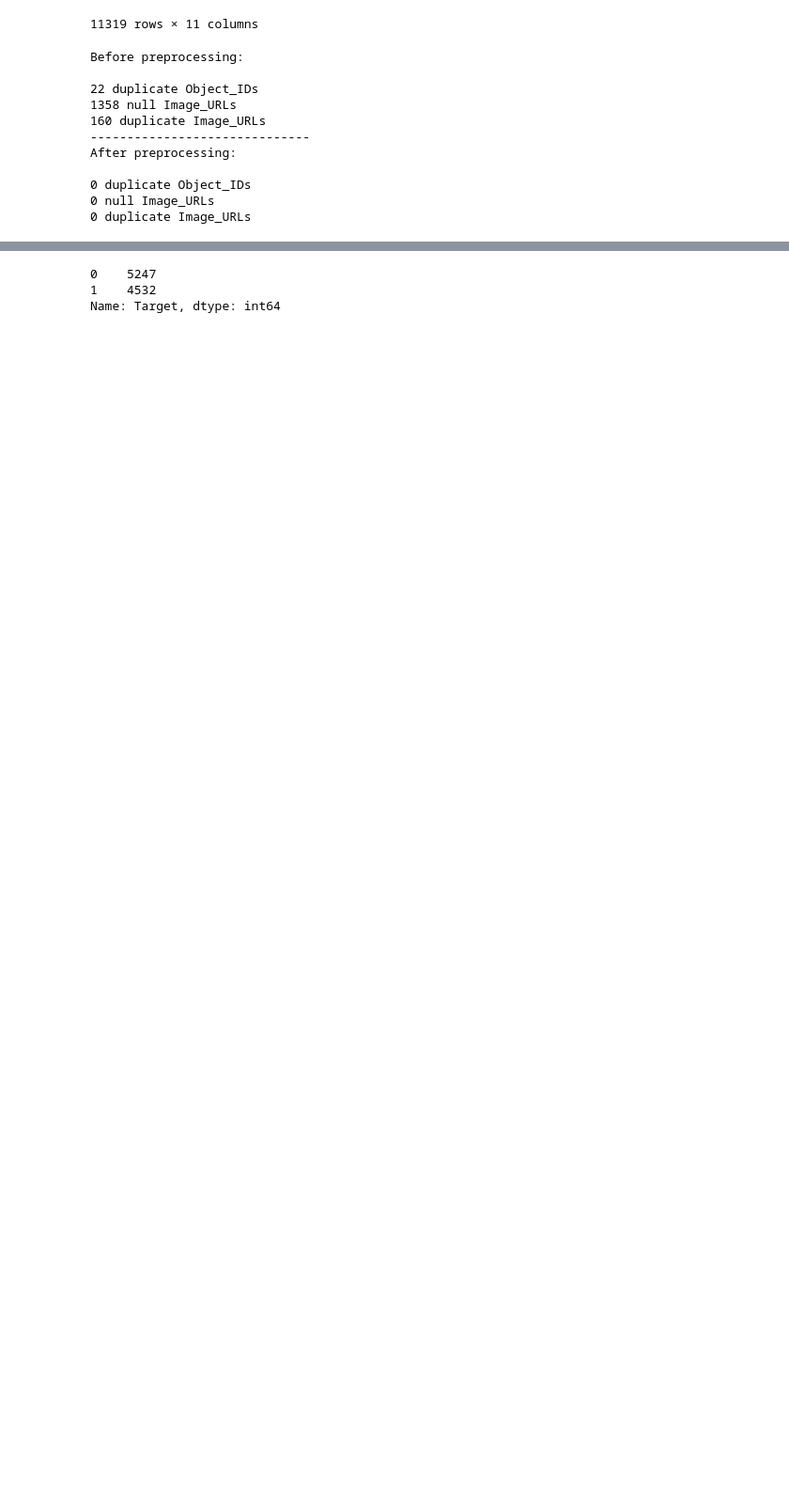
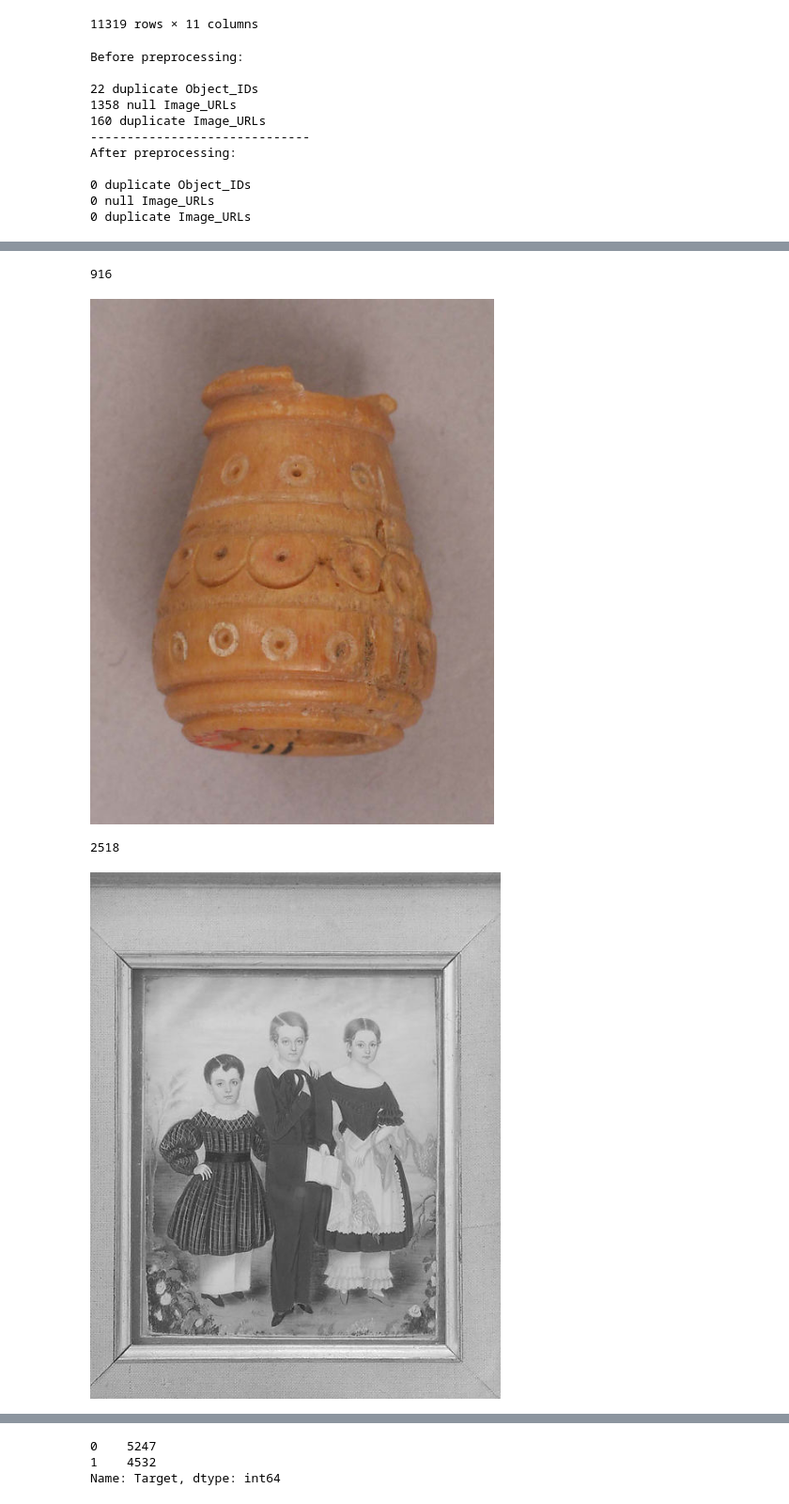
Before and after one commit to rjpost20/Met-Ivory-Classification-Project, a Jupyter notebook: Met_Art_Classification_Model_V1.ipynb, the cells around one changed output, grey strips where cells are left out. Shown at 94% size. Cells and saved outputs as stored; diff of their text form; code cells hidden in the pictures; blank space fills up the shorter version.

```diff
--- a/Met_Art_Classification_Model_V1.ipynb
+++ b/Met_Art_Classification_Model_V1.ipynb
@@ -156,9 +161,9 @@ num_ivory_objects_with_image
 # %% [output]
 4617
 # %%
-# Choose 6,000 random objectIds from the non_ivory_objectIDs list
+# Choose 5,975 random objectIds from the non_ivory_objectIDs list
 np.random.seed(10)
-selected_non_ivory_objectIDs = np.random.choice(non_ivory_objectIDs, size=6000, replace=False)
+selected_non_ivory_objectIDs = np.random.choice(non_ivory_objectIDs, size=5,975, replace=False)
 len(selected_non_ivory_objectIDs)
 # %% [output]
 6000
@@ -293,0 +316,7 @@ After preprocessing:
+# %%
+# Save dataframe as a csv file
+
+if os.path.isfile('data/merged_df.csv') == False:
+    merged_df.to_csv('data/merged_df.csv')
+else:
+    merged_df = pd.read_csv('data/merged_df.csv', index_col=0)
@@ -293,0 +343,3 @@ After preprocessing:
+# %%
+for index in np.random.choice(indexes_to_keep, size=3, replace=False):
+    print(index)
@@ -293,0 +350,19 @@ After preprocessing:
+# %%
+ivory_indexes_to_keep = merged_df.loc[(merged_df.Medium == 'Ivory') |
+              (merged_df.Medium == 'Bone') |
+              (merged_df.Medium == 'Bone, ivory') |
+              (merged_df.Medium == 'Elephant ivory')
+             ].index
+
+ivory_indexes_to_drop = [index for index in ivory_df.index if index not in indexes_to_keep]
+
+for index in np.random.choice(ivory_indexes_to_drop, size=3, replace=False):
+    test = requests.get(merged_df.loc[index].Image_URL)
+    img_test = Image.open(BytesIO(test.content))
+    print(index)
+    display(img_test)
+# %% [output]
+916
+[figure, added]
+2518
+[figure, added]
```
Also changed, not shown: parts of 27 cells of this notebook.
